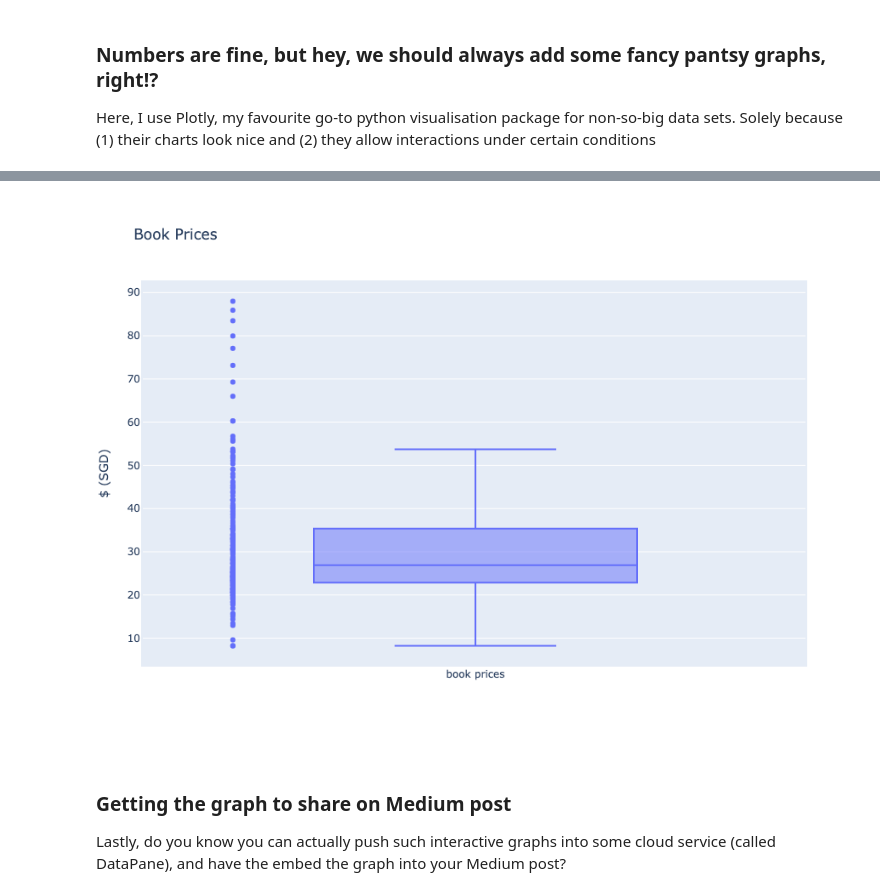
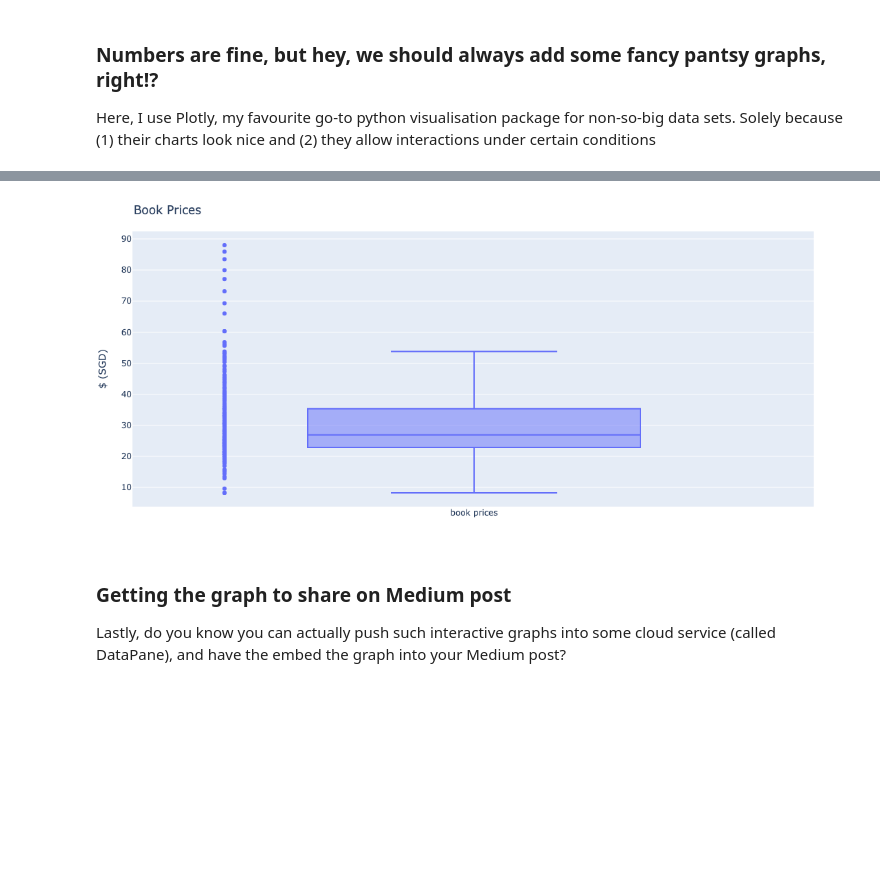
Before and after one commit to cliffchew84/nlb_work, a Jupyter notebook: book_price/Try Getting Book Prices_v2.ipynb, the cells around one changed output, grey strips where cells are left out. Cells and saved outputs as stored; diff of their text form; code cells hidden in the pictures; blank space fills up the shorter version.

```diff
--- a/book_price/Try Getting Book Prices_v2.ipynb
+++ b/book_price/Try Getting Book Prices_v2.ipynb
@@ -226,7 +226,7 @@ fig = fig.add_trace(go.Box(
 # Tried to squeeze all my inputs into a single line.
 # This is not known to be a good practice as it is harder to identify the inputs used
 fig.update_traces(boxpoints='all', jitter=0)
-fig.update_layout(title='Book Prices', yaxis=dict(title='$ (SGD)'), autosize=False, width=800, height=650)
-fig.update_layout(margin=dict(l=50, r=50, b=100, t=100, pad=2))
+fig.update_layout(title='Book Prices', yaxis=dict(title='$ (SGD)'), autosize=False, width=800, height=500)
+fig.update_layout(margin=dict(l=50, r=50, b=50, t=50, pad=0))
 fig
 # %% [output]
@@ -234,4 +233,4 @@ fig
-[figure, old version]
+[figure, new version]
 # %% [markdown]
 ### Getting the graph to share on Medium post
 Lastly, do you know you can actually push such interactive graphs into some cloud service (called DataPane), and have the embed the graph into your Medium post?
```
Also changed, not shown: parts of 2 cells of this notebook.
